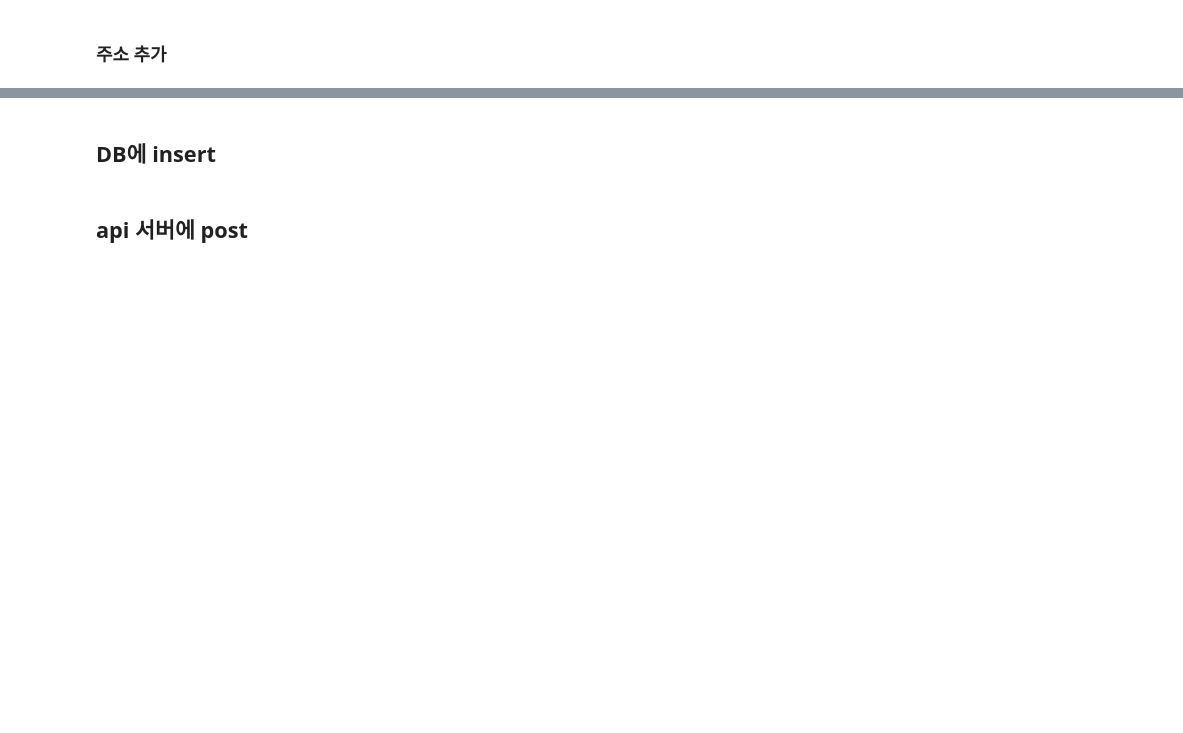
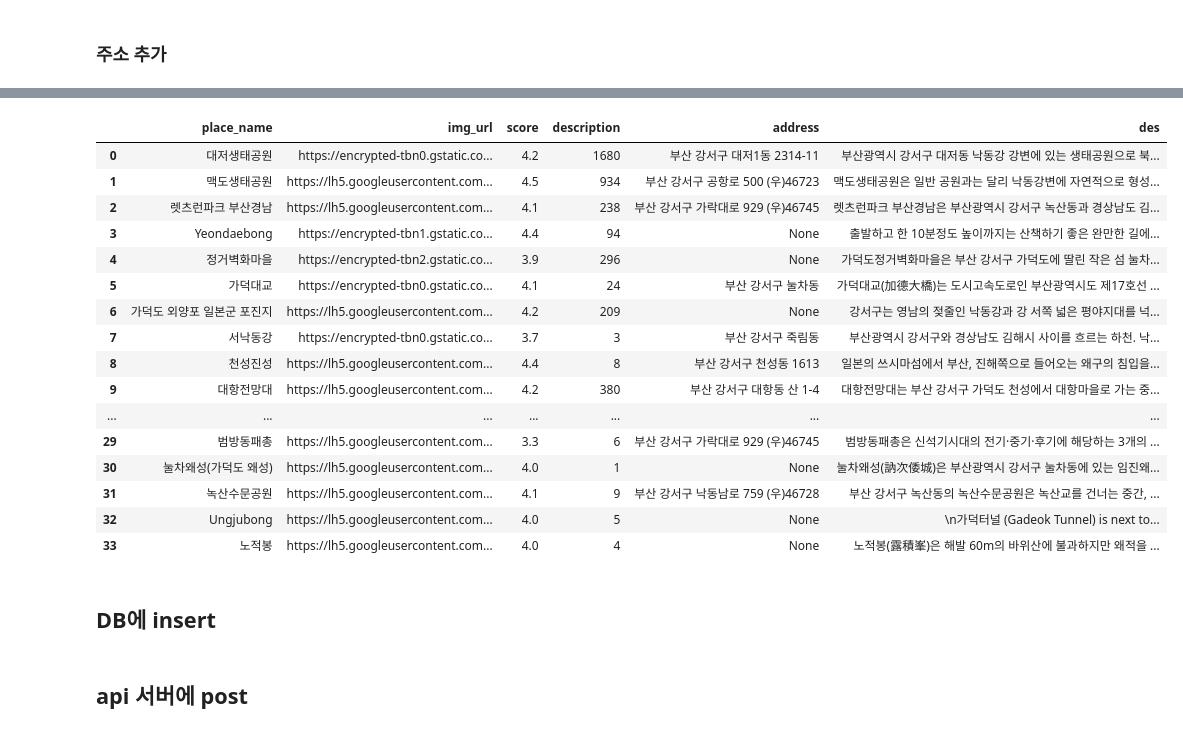
Before and after one commit to YuLim2/Gangseo-gu_project, a Jupyter notebook: google_crowling.ipynb, the cells around one changed output, grey strips where cells are left out. Cells and saved outputs as stored; diff of their text form; code cells hidden in the pictures; blank space fills up the shorter version.

Commit message:
ADD: Place description

```diff
--- a/google_crowling.ipynb
+++ b/google_crowling.ipynb
@@ -311,3 +437,25 @@ df
+# %%
+df['des'] = des
+# %%
+df
+# %% [output]
+|  | place_name | img_url | score | description | address | des |
+| 0 | 대저생태공원 | https://encrypted-tbn0.gstatic.co... | 4.2 | 1680 | 부산 강서구 대저1동 2314-11 | 부산광역시 강서구 대저동 낙동강 강변에 있는 생태공원으로 북... |
+| 1 | 맥도생태공원 | https://lh5.googleusercontent.com... | 4.5 | 934 | 부산 강서구 공항로 500 (우)46723 | 맥도생태공원은 일반 공원과는 달리 낙동강변에 자연적으로 형성... |
+| 2 | 렛츠런파크 부산경남 | https://lh5.googleusercontent.com... | 4.1 | 238 | 부산 강서구 가락대로 929 (우)46745 | 렛츠런파크 부산경남은 부산광역시 강서구 녹산동과 경상남도 김... |
+| 3 | Yeondaebong | https://encrypted-tbn1.gstatic.co... | 4.4 | 94 | None | 출발하고 한 10분정도 높이까지는 산책하기 좋은 완만한 길에... |
+| 4 | 정거벽화마을 | https://encrypted-tbn2.gstatic.co... | 3.9 | 296 | None | 가덕도정거벽화마을은 부산 강서구 가덕도에 딸린 작은 섬 눌차... |
+| 5 | 가덕대교 | https://encrypted-tbn0.gstatic.co... | 4.1 | 24 | 부산 강서구 눌차동 | 가덕대교(加德大橋)는 도시고속도로인 부산광역시도 제17호선 ... |
+| 6 | 가덕도 외양포 일본군 포진지 | https://lh5.googleusercontent.com... | 4.2 | 209 | None | 강서구는 영남의 젖줄인 낙동강과 강 서쪽 넓은 평야지대를 넉... |
+| 7 | 서낙동강 | https://encrypted-tbn0.gstatic.co... | 3.7 | 3 | 부산 강서구 죽림동 | 부산광역시 강서구와 경상남도 김해시 사이를 흐르는 하천. 낙... |
+| 8 | 천성진성 | https://lh5.googleusercontent.com... | 4.4 | 8 | 부산 강서구 천성동 1613 | 일본의 쓰시마섬에서 부산, 진해쪽으로 들어오는 왜구의 침입을... |
+| 9 | 대항전망대 | https://lh5.googleusercontent.com... | 4.2 | 380 | 부산 강서구 대항동 산 1-4 | 대항전망대는 부산 강서구 가덕도 천성에서 대항마을로 가는 중... |
+| ... | ... | ... | ... | ... | ... | ... |
+| 29 | 범방동패총 | https://lh5.googleusercontent.com... | 3.3 | 6 | 부산 강서구 가락대로 929 (우)46745 | 범방동패총은 신석기시대의 전기·중기·후기에 해당하는 3개의 ... |
+| 30 | 눌차왜성(가덕도 왜성) | https://lh5.googleusercontent.com... | 4.0 | 1 | None | 눌차왜성(訥次倭城)은 부산광역시 강서구 눌차동에 있는 임진왜... |
+| 31 | 녹산수문공원 | https://lh5.googleusercontent.com... | 4.1 | 9 | 부산 강서구 낙동남로 759 (우)46728 | 부산 강서구 녹산동의 녹산수문공원은 녹산교를 건너는 중간, ... |
+| 32 | Ungjubong | https://lh5.googleusercontent.com... | 4.0 | 5 | None | \n가덕터널 (Gadeok Tunnel) is next to... |
+| 33 | 노적봉 | https://lh5.googleusercontent.com... | 4.0 | 4 | None | 노적봉(露積峯)은 해발 60m의 바위산에 불과하지만 왜적을 ... |
 # %% [markdown]
 ## DB에 insert
 # %%
```
Also changed, not shown: parts of 21 cells of this notebook.
